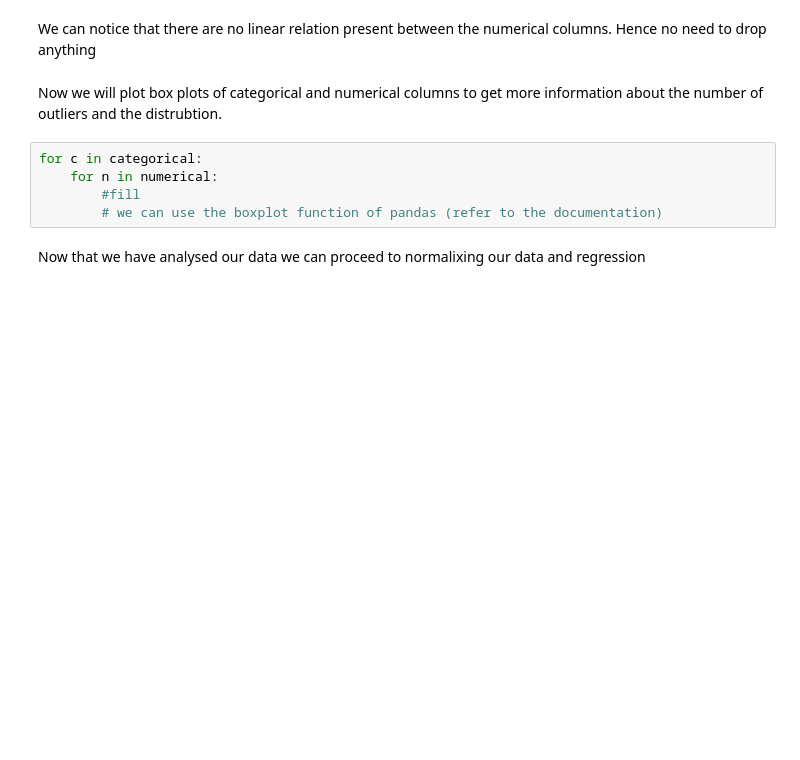
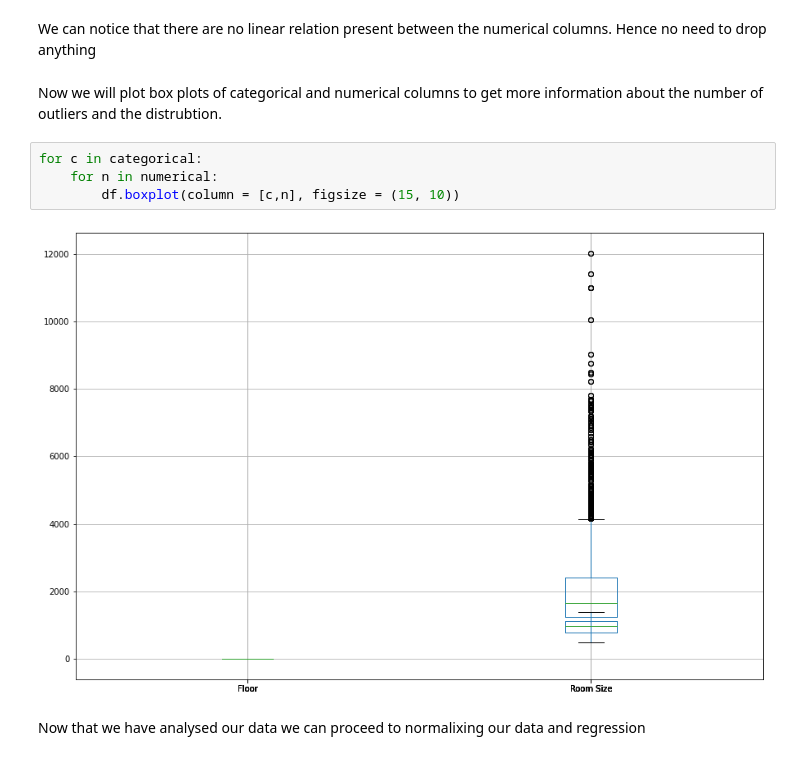
Before and after one commit to wncc/helloFOSS-21-Intro-to-ML, a Jupyter notebook: Linear_Regression_Task2_20b030018.ipynb, the cells around one changed output. Drawn from its saved outputs; the diff is of its cells as text; blank space fills up the shorter version.

```diff
--- a/Linear_Regression_Task2_20b030018.ipynb
+++ b/Linear_Regression_Task2_20b030018.ipynb
@@ -128,8 +145,9 @@ Now we will plot box plots of categorical and numerical columns to get more info
 # %%
 for c in categorical:
     for n in numerical:
-        #fill
-        # we can use the boxplot function of pandas (refer to the documentation)
+        df.boxplot(column = [c,n], figsize = (15, 10))
+# %% [output]
+[figure, added]
 # %% [markdown]
 Now that we have analysed our data we can proceed to normalixing our data and regression
 # %% [markdown]
```
Also changed, not shown: parts of 17 cells of this notebook.
